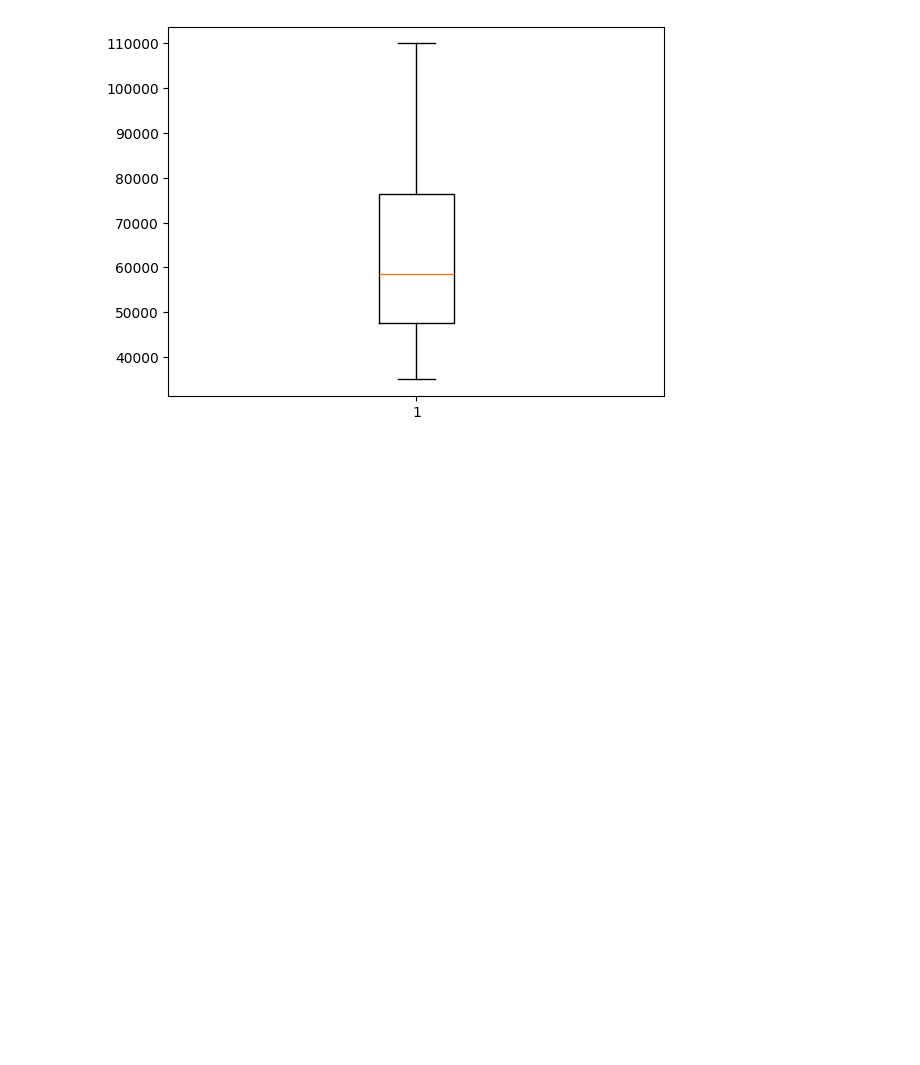
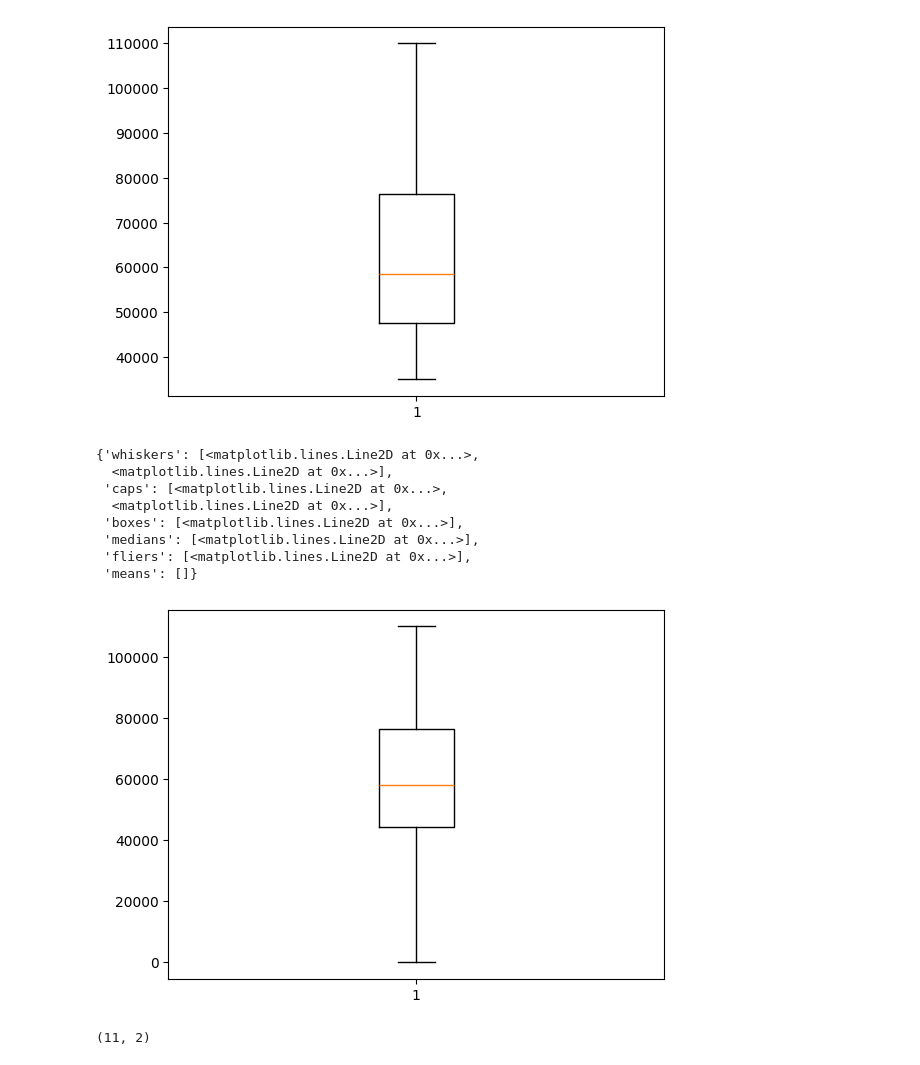
Before and after one commit to Neverask1121/RAG-application, a Jupyter notebook: matplotlib/plt.ipynb, the cells around one changed output. Saved outputs shown, nothing was run; the diff lists cells and outputs as text; code cells hidden in the pictures; blank space fills up the shorter version.

```diff
--- a/matplotlib/plt.ipynb
+++ b/matplotlib/plt.ipynb
@@ -60,3 +60,21 @@ plt.show()
 [figure]
 # %%
 plt.show()
+# %%
+df.loc[11]=[0]
+plt.boxplot(df["Salary"])
+# %% [output]
+{'whiskers': [<matplotlib.lines.Line2D at 0x...>,
+  <matplotlib.lines.Line2D at 0x...>],
+ 'caps': [<matplotlib.lines.Line2D at 0x...>,
+  <matplotlib.lines.Line2D at 0x...>],
+ 'boxes': [<matplotlib.lines.Line2D at 0x...>],
+ 'medians': [<matplotlib.lines.Line2D at 0x...>],
+ 'fliers': [<matplotlib.lines.Line2D at 0x...>],
+ 'means': []}
+[figure, added]
+# %%
+df.drop(index = 11, inplace = True)
+df.shape
+# %% [output]
+(11, 2)
```
Also changed, not shown: parts of 5 cells of this notebook.
